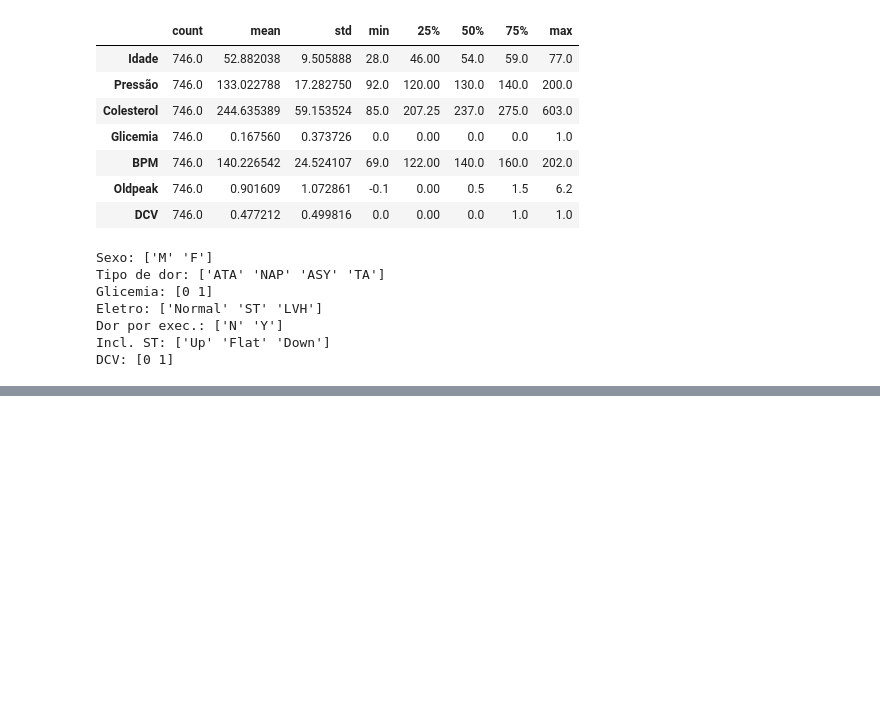
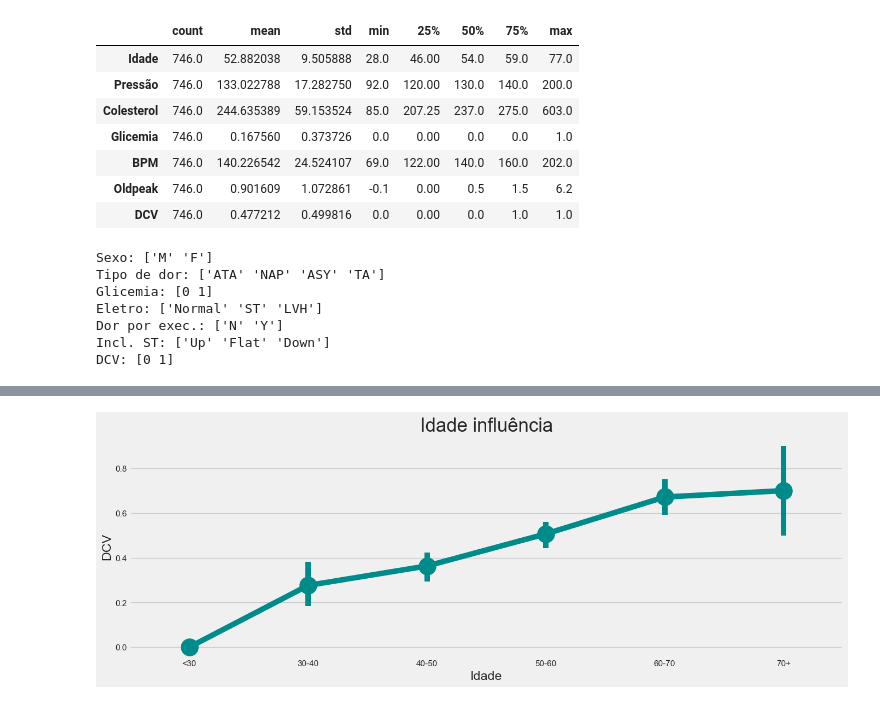
Before and after one commit to Thurcavalcante/analise-projeto-final-, a Jupyter notebook: index.ipynb, the cells around one changed output, grey strips where cells are left out. Cells and saved outputs as stored; diff of their text form; code cells hidden in the pictures; blank space fills up the shorter version.

```diff
--- a/index.ipynb
+++ b/index.ipynb
@@ -128,0 +201,25 @@ DCV: [0 1]
+# %%
+# Definir o gráfico de influência
+def grafico_influencia(data_frame, coluna, bins, labels, com_bins=True):
+    # Armazenar os dados da coluna
+    influencia = data_frame.loc[:, [coluna, 'DCV']]
+
+    # Se os dados de "coluna" não forem como classe, então terá intervalos ("bins" e "labels")
+    if com_bins:
+        influencia[coluna] = pd.cut(influencia[coluna],
+                                   bins=bins,
+                                   labels=labels)
+
+    # Escolher uma das cores para o gráfico
+    cor = np.random.choice(cores, 1)[0]
+
+    # Determinar o tamanho da figura
+    plt.figure(figsize=(15, 5))
+
+    # Criar o gráfico
+
+    # Simplificar a chamada da função pointplot:                           Removidos da finção: "dodge=0.1, capsize=.1,"
+    grafico = sns.pointplot(x=coluna, y='DCV', data=influencia, color=cor)
+
+    # Colocar o título do gráfico
+    grafico.set_title(f'{coluna} influência', fontsize=25)
@@ -128,0 +243,4 @@ DCV: [0 1]
+# %%
+grafico_influencia(dados, 'Idade', [0, 30, 40, 50, 60, 70, 100], ['<30', '30-40', '40-50', '50-60', '60-70', '70+'])
+# %% [output]
+[figure, added]
```
Also changed, not shown: parts of 38 cells of this notebook.
